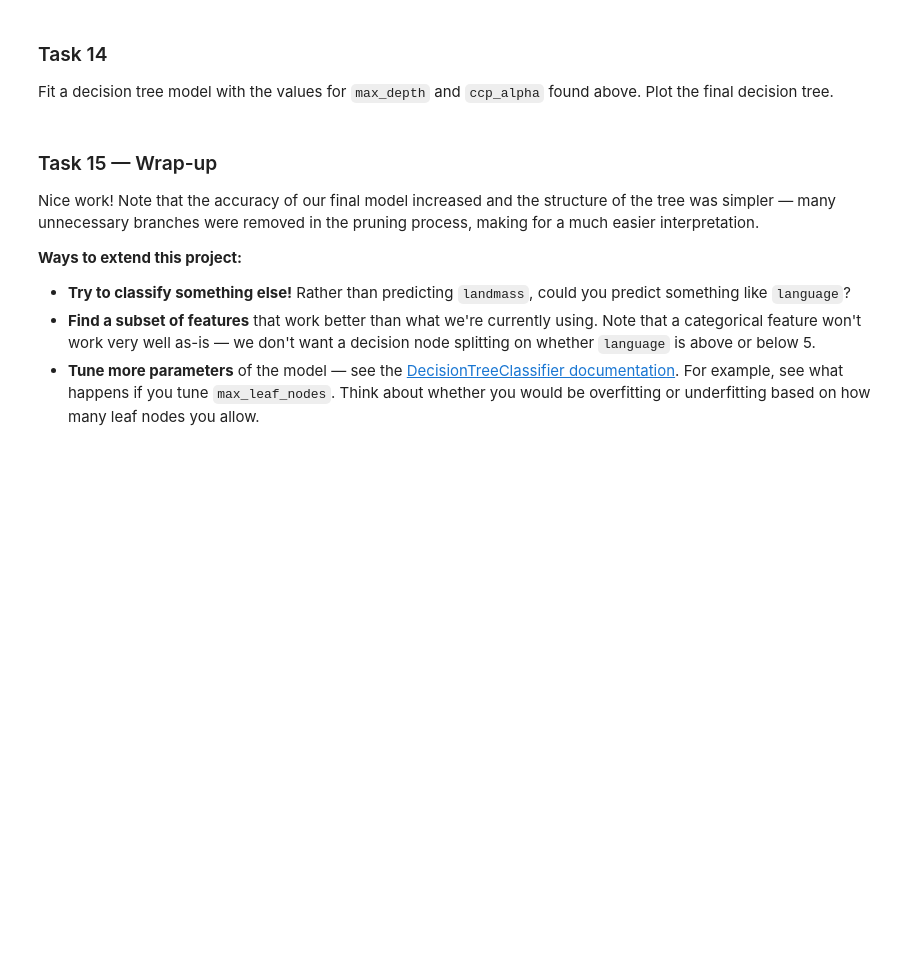
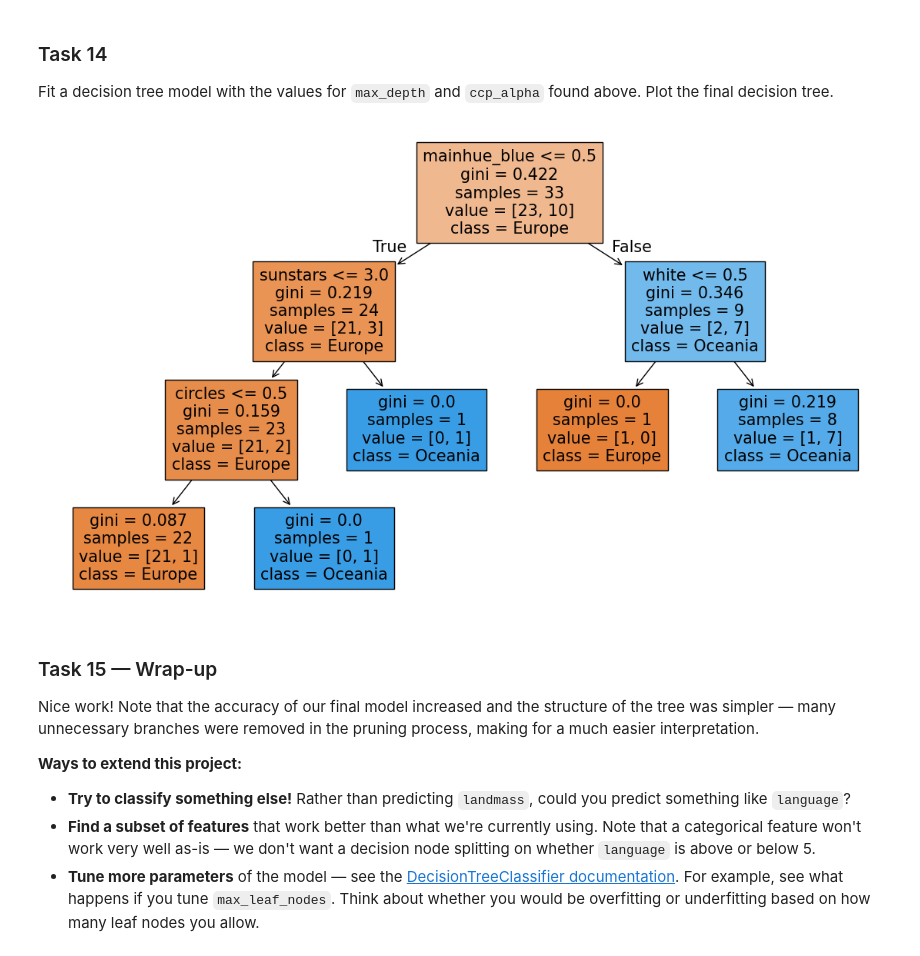
Before and after one commit to plewis3323/Summer_26, a Jupyter notebook: Summer_Space_Notes/Summer_26/AI_ML_Folder/workspace_exercies/Codecadamy/ML_career_Path_proj/BDT_Project.ipynb, the cells around one changed output. Saved outputs shown, nothing was run; the diff lists cells and outputs as text; code cells hidden in the pictures; blank space fills up the shorter version.

```diff
--- a/Summer_Space_Notes/Summer_26/AI_ML_Folder/workspace_exercies/Codecadamy/ML_career_Path_proj/BDT_Project.ipynb
+++ b/Summer_Space_Notes/Summer_26/AI_ML_Folder/workspace_exercies/Codecadamy/ML_career_Path_proj/BDT_Project.ipynb
@@ -288,8 +387,14 @@ Find the largest accuracy and the `ccp_alpha` value this occurs.
 Fit a decision tree model with the values for `max_depth` and `ccp_alpha` found above. Plot the final decision tree.
 # %%
 # Fit a decision tree model with the values for max_depth and ccp_alpha found above
-
+dt_final = DecisionTreeClassifier(random_state = 1, max_depth = max_dep, ccp_alpha=best_ccp)
+dt_final.fit(train_data, train_labels)
 # Plot the final decision tree
+plt.figure(figsize=(14,8))
+tree.plot_tree(dt_final, feature_names = train_data.columns, class_names = ['Europe', 'Oceania'], filled=True)
+plt.show()
+# %% [output]
+[figure, added]
 # %% [markdown]
 ### Task 15 — Wrap-up
 
```
Also changed, not shown: parts of 12 cells of this notebook, 18 other files.
